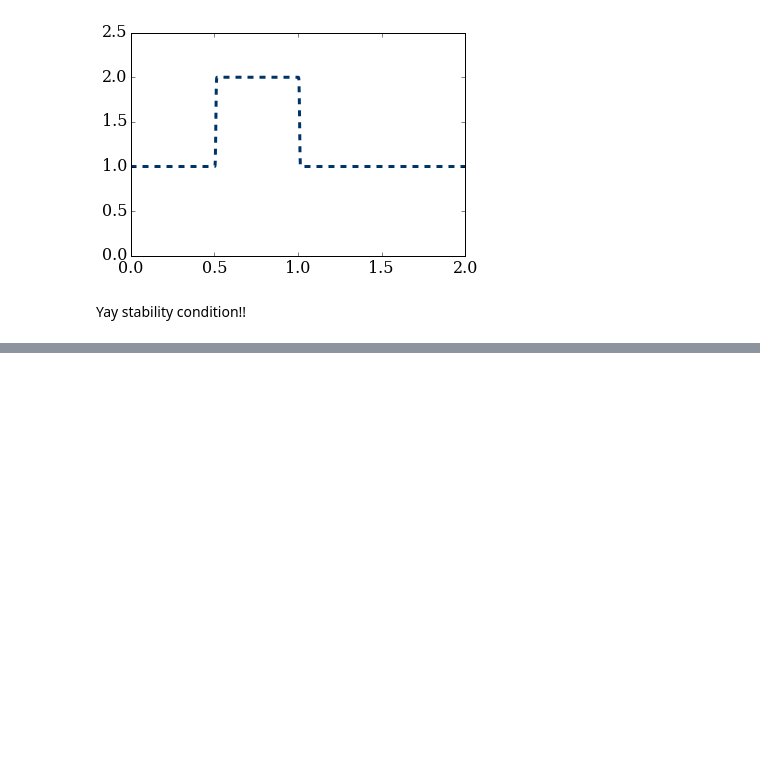
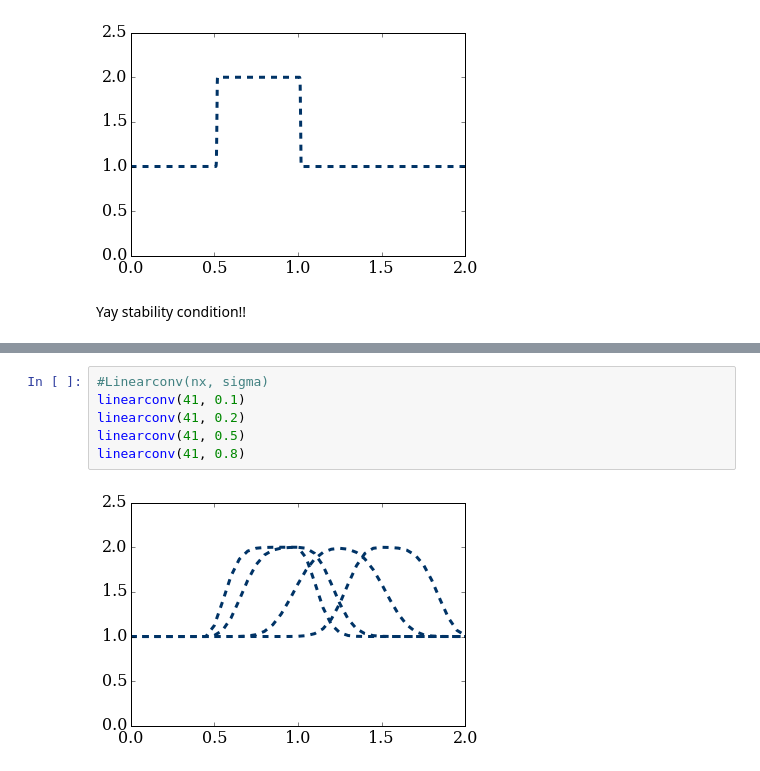
Before and after one commit to numerical-mooc/numerical-mooc, a Jupyter notebook: Chris Tiu/Spacetime/Tiu_Notebook_2.ipynb, the cells around one changed output, grey strips where cells are left out. Drawn from its saved outputs; the diff is of its cells as text; blank space fills up the shorter version.

```diff
--- a/Chris Tiu/Spacetime/Tiu_Notebook_2.ipynb
+++ b/Chris Tiu/Spacetime/Tiu_Notebook_2.ipynb
@@ -135,0 +180,8 @@ Yay stability condition!!
+# %%
+#Linearconv(nx, sigma)
+linearconv(41, 0.1)
+linearconv(41, 0.2)
+linearconv(41, 0.5)
+linearconv(41, 0.8)
+# %% [output]
+[figure, added]
```
Also changed, not shown: parts of 7 cells of this notebook, 1 other file.
